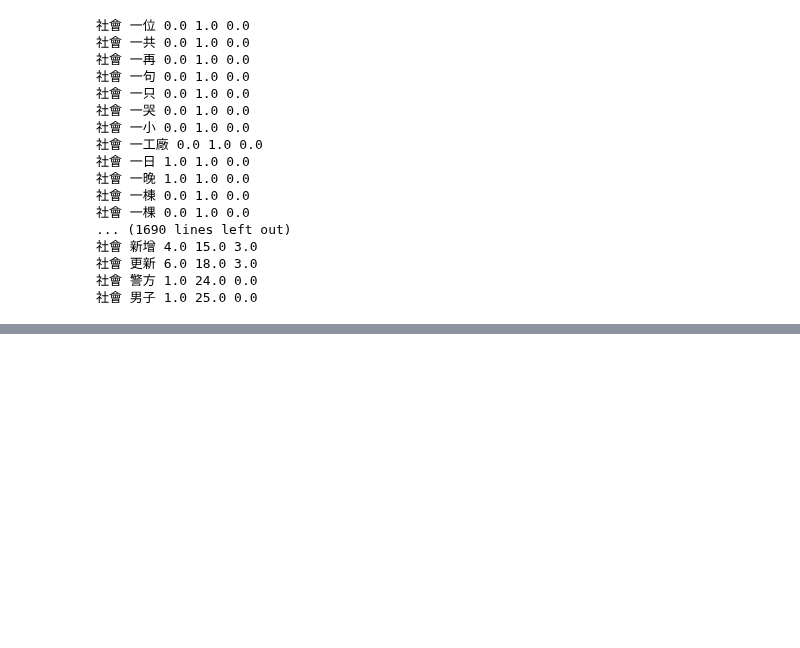
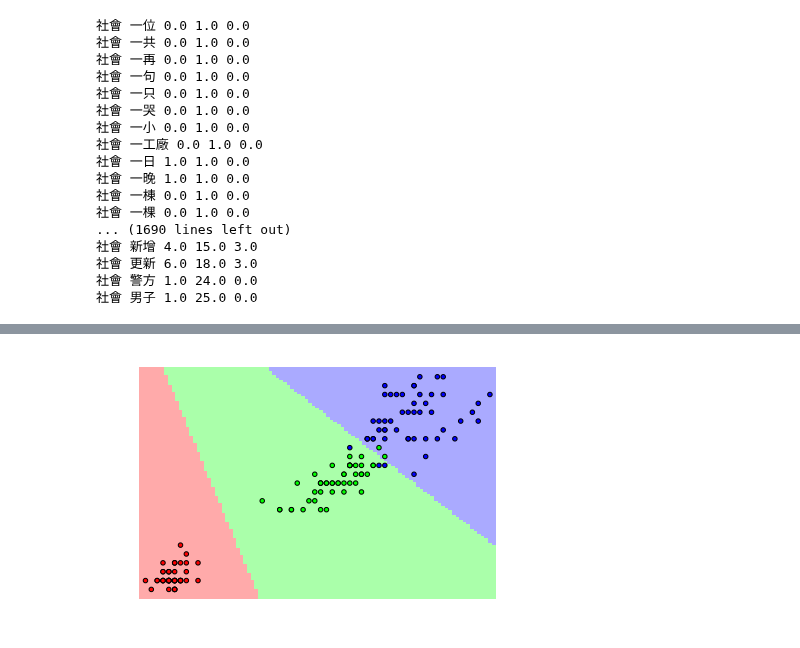
Before and after one commit to bcc2xp/2016NCCU, a Jupyter notebook: 20160319Demo.ipynb, the cells around one changed output, grey strips where cells are left out. Saved outputs shown, nothing was run; the diff lists cells and outputs as text; code cells hidden in the pictures; blank space fills up the shorter version.

```diff
--- a/20160319Demo.ipynb
+++ b/20160319Demo.ipynb
@@ -514,0 +587,6 @@ for i in sorted(coef_features_c1_c2_c3):
+# %%
+clf = svm.SVC(C=100000.0, kernel='linear')
+clf.fit(X, Y)
+plot_estimator(clf,X,Y)
+# %% [output]
+[figure, added]
```
Also changed, not shown: parts of 9 cells of this notebook.
